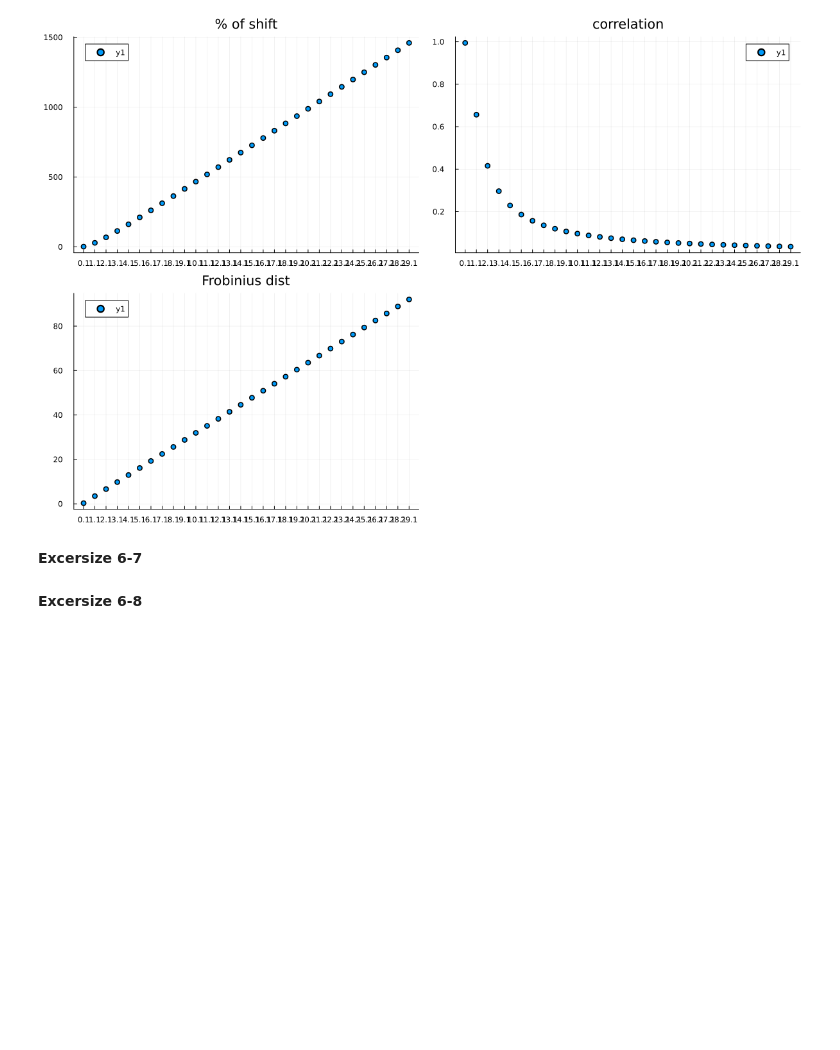
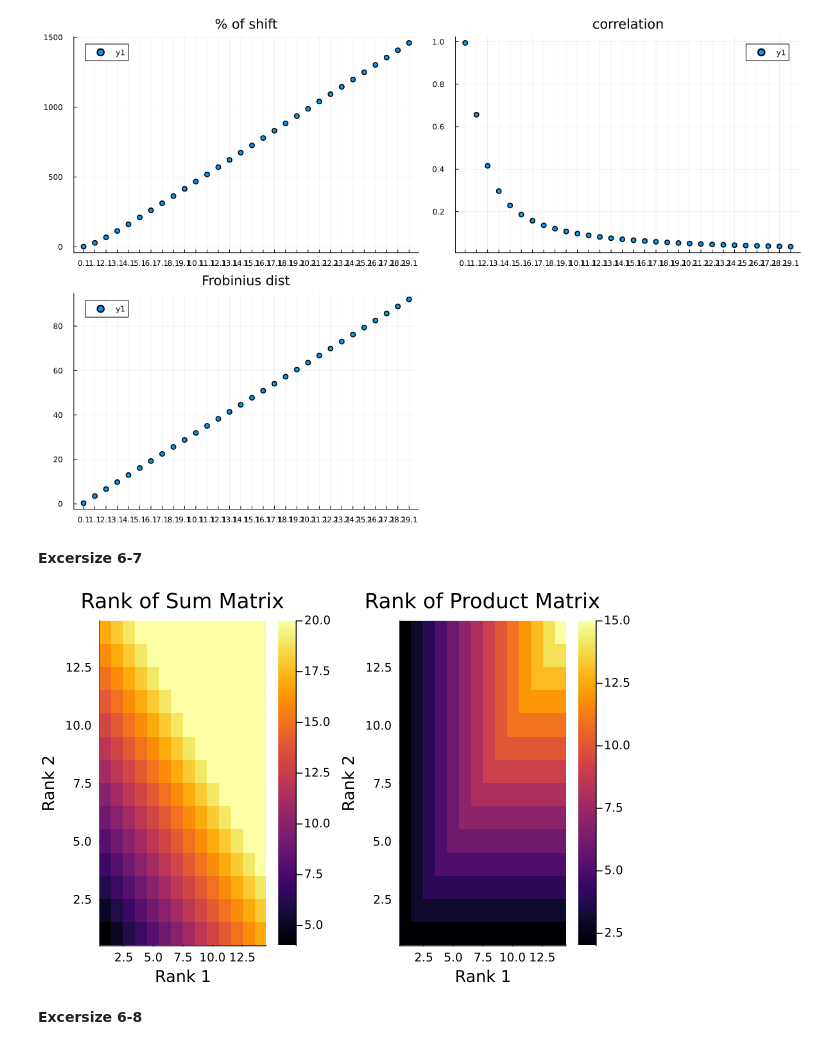
Before and after one commit to MahyarFardin/Practical_Linear_Algebra, a Jupyter notebook: Chapter_6.ipynb, the cells around one changed output. Cells and saved outputs as stored; diff of their text form; code cells hidden in the pictures; blank space fills up the shorter version.

```diff
--- a/Chapter_6.ipynb
+++ b/Chapter_6.ipynb
@@ -70,6 +70,28 @@ plot!(plot_norm_change, plot_corr, plot_euclidean_dist, layout = 3, xticks=shift
 [figure]
 # %% [markdown]
 **Excersize 6-7**
+# %%
+using LinearAlgebra
+using Plots
+
+matrix_size = 20
+rank_range = 2:15
+ranks = zeros(length(rank_range), length(rank_range), 2)
+for i in rank_range
+    for j in rank_range
+        sum_matrix = randn(matrix_size, i) * randn(i, matrix_size) + randn(matrix_size, j) * randn(j, matrix_size)
+        product_matrix = randn(matrix_size, i) * randn(i, matrix_size) * randn(matrix_size, j) * randn(j, matrix_size)
+        ranks[i-1, j-1, 1] = rank(sum_matrix)
+        ranks[i-1, j-1, 2] = rank(product_matrix)
+    end
+end
+
+# visualizing the matrices
+heatmap1 = heatmap(ranks[:, :, 1], xlabel="Rank 1", ylabel="Rank 2", title="Rank of Sum Matrix")
+heatmap2 = heatmap(ranks[:, :, 2], xlabel="Rank 1", ylabel="Rank 2", title="Rank of Product Matrix")
+plot(heatmap1, heatmap2, layout=(1, 2))
+# %% [output]
+[figure, added]
 # %% [markdown]
 **Excersize 6-8**
 # %%
```
